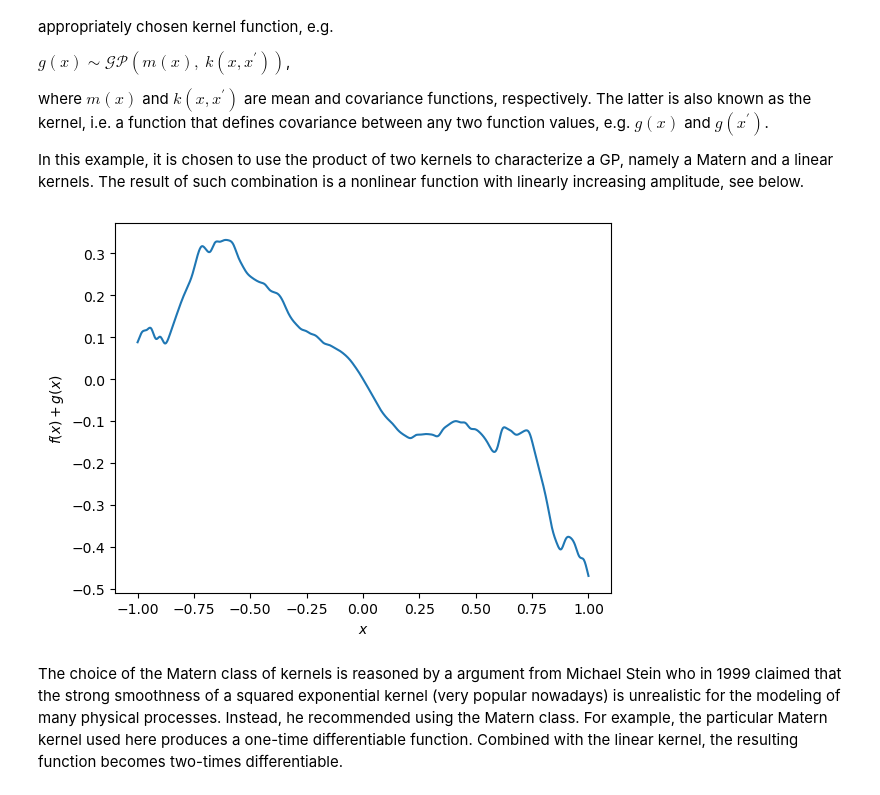
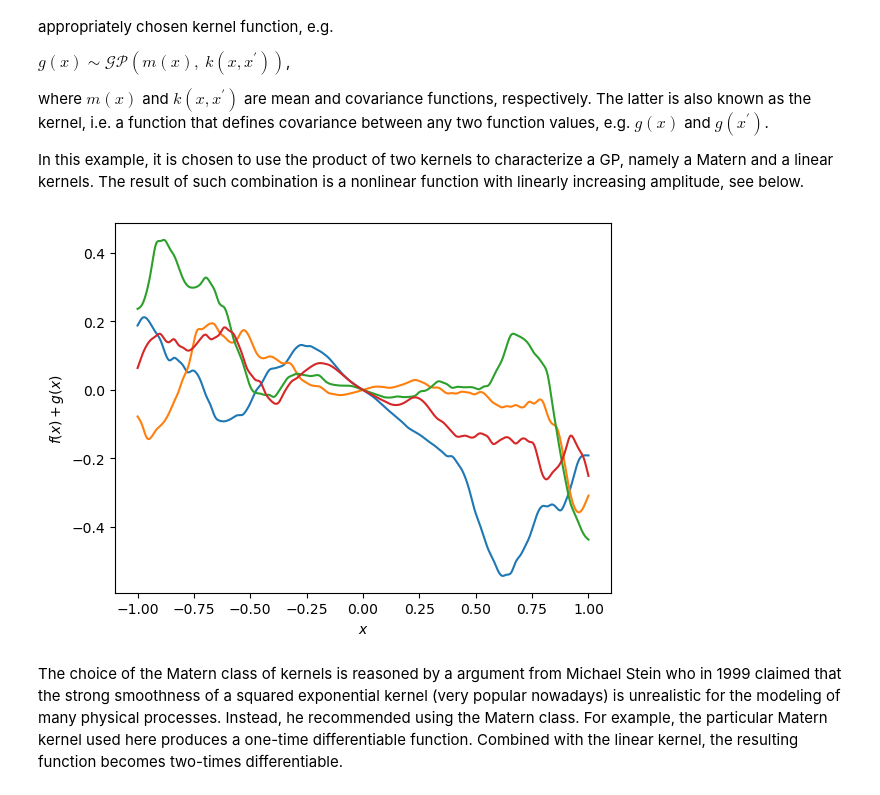
Before and after one commit to maalberg/safely, a Jupyter notebook: safely_1d.ipynb, the cells around one changed output. Cells and saved outputs as stored; diff of their text form; code cells hidden in the pictures.

Commit message:
move gaussian process class to utilities and refactor its sampling procedure

```diff
--- a/safely_1d.ipynb
+++ b/safely_1d.ipynb
@@ -68,24 +60,36 @@ np.random.seed(3)
 # %%
 # ---------------------------------------------------------------------------*/
-# - define uncertain dynamics
+# - define stochastic dynamics
 
-# define a kernel to describe model error
+# specify model error as a kernel function
 error_var = 0.2**2
 error_lenscale = 0.2
 error = (
     gpflow.kernels.Matern32(variance=error_var, lengthscales=error_lenscale) *
     gpflow.kernels.Linear())
 
-dyn = fun.dynamics(dyn_linear, error, domain_sampling=domain_smp.states)
+# define observation noise
+sample_ns_var = tf.constant(0.01 ** 2, dtype=gpflow.default_float())
 
-# exemplify a sample of these uncertain dynamics
-dyn_sample = dyn(domain.states)
-plt.plot(domain.states, dyn_sample)
-plt.xlabel('$x$')
-plt.ylabel('$f(x)+g(x)$')
+dyn = fun.dynamics(dyn_linear, error, sample_ns_var)
+
+# create an additional less-discretized domain to facilitate sampling
+sample_dom = dom.gridworld(dim_lim, dims_sz=100)
+
+# exemplify some samples from these stochastic dynamics
+dyn_samples_n = 4
+# initialize sampler for specified number of samples, and with no observation noise
+dyn.initialize_sampler(discretization=sample_dom.states, samples_n=dyn_samples_n)
+# sample
+dyn_samples = dyn(domain.states)
+for sample in dyn_samples:
+    # plot
+    plt.plot(domain.states, sample)
+    plt.xlabel('$x$')
+    plt.ylabel('$f(x)+g(x)$')
 plt.show()
 # %% [output]
-[figure, old version]
+[figure, new version]
 # %% [markdown]
 The choice of the Matern class of kernels is reasoned by a argument from Michael Stein who in 1999 claimed that the strong smoothness of a squared exponential kernel (very popular nowadays) is unrealistic for the modeling of many physical processes. Instead, he recommended using the Matern class. For example, the particular Matern kernel used here produces a one-time differentiable function. Combined with the linear kernel, the resulting function becomes two-times differentiable.
 # %% [markdown]
```
Also changed, not shown: parts of 7 cells of this notebook, 3 other files.
